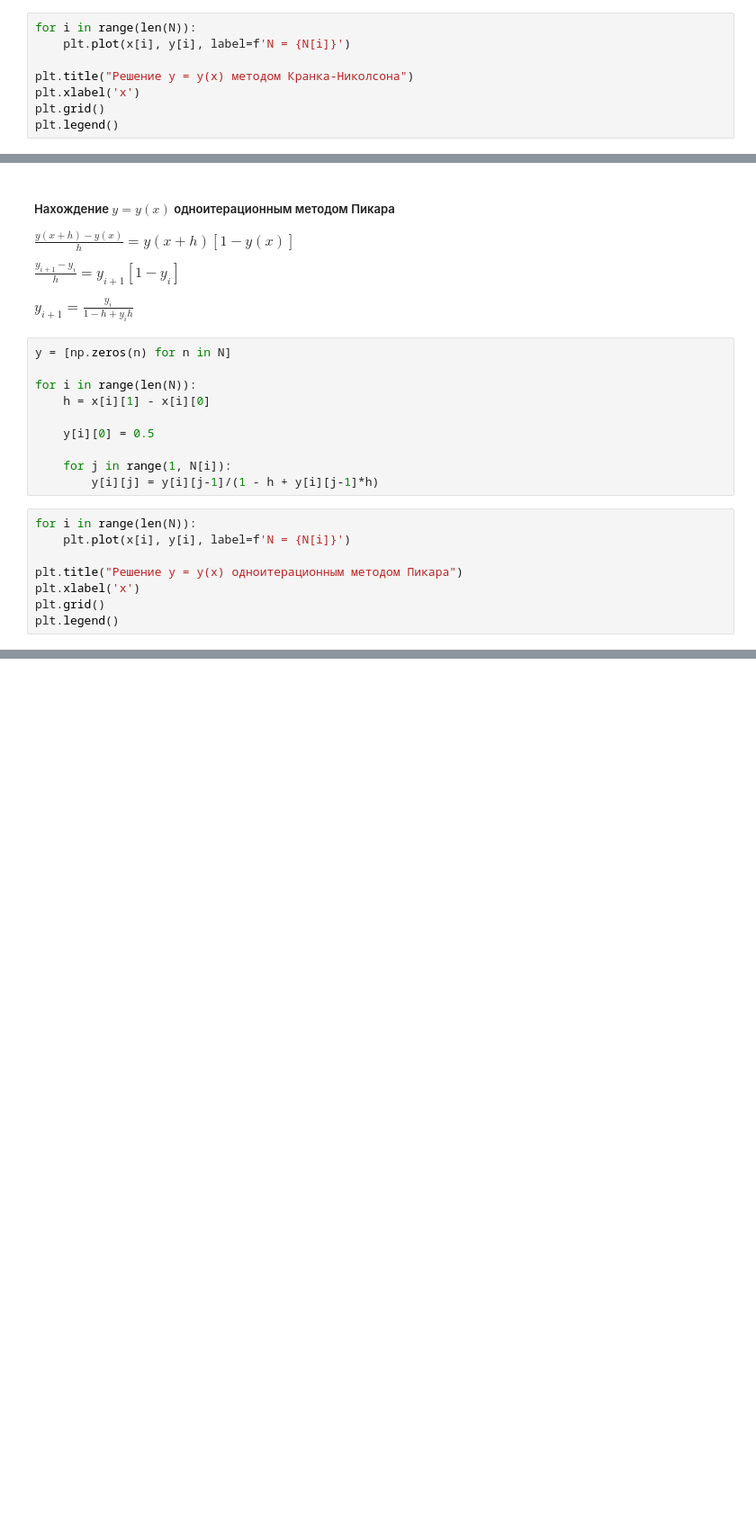
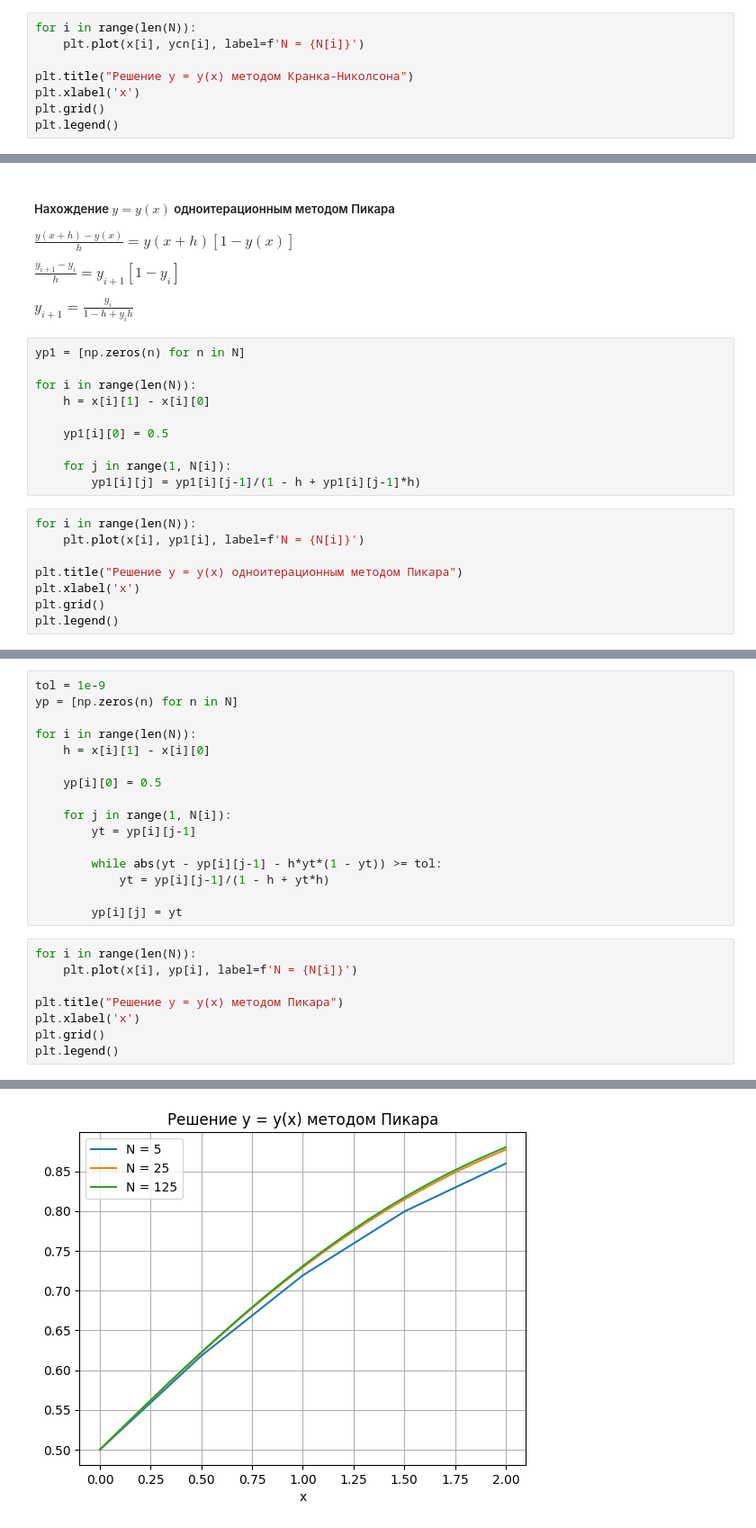
Before and after one commit to azizka85/Numerical-Methods, a Jupyter notebook: notebooks/12_nonlinear_ode.ipynb, the cells around one changed output, grey strips where cells are left out. Shown at 90% size. Drawn from its saved outputs; the diff is of its cells as text; blank space fills up the shorter version.

```diff
--- a/notebooks/12_nonlinear_ode.ipynb
+++ b/notebooks/12_nonlinear_ode.ipynb
@@ -87,6 +87,6 @@ for i in range(len(N)):
 # %%
 for i in range(len(N)):
-    plt.plot(x[i], y[i], label=f'N = {N[i]}')
+    plt.plot(x[i], ycn[i], label=f'N = {N[i]}')
 
 plt.title("Решение y = y(x) методом Кранка-Николсона")
 plt.xlabel('x')
@@ -104,18 +104,18 @@ $\frac{y_{i+1} - y_i}{h} = y_{i+1}[1 - y_i]$
 
 $y_{i+1} = \frac{y_i}{1 - h + y_ih}$
 # %%
-y = [np.zeros(n) for n in N]
+yp1 = [np.zeros(n) for n in N]
 
 for i in range(len(N)):
     h = x[i][1] - x[i][0]
 
-    y[i][0] = 0.5
+    yp1[i][0] = 0.5
 
     for j in range(1, N[i]):
-        y[i][j] = y[i][j-1]/(1 - h + y[i][j-1]*h)
+        yp1[i][j] = yp1[i][j-1]/(1 - h + yp1[i][j-1]*h)
 # %%
 for i in range(len(N)):
-    plt.plot(x[i], y[i], label=f'N = {N[i]}')
+    plt.plot(x[i], yp1[i], label=f'N = {N[i]}')
 
 plt.title("Решение y = y(x) одноитерационным методом Пикара")
 plt.xlabel('x')
@@ -126,0 +141,25 @@ plt.legend()
+# %%
+tol = 1e-9
+yp = [np.zeros(n) for n in N]
+
+for i in range(len(N)):
+    h = x[i][1] - x[i][0]
+
+    yp[i][0] = 0.5
+
+    for j in range(1, N[i]):
+        yt = yp[i][j-1]
+
+        while abs(yt - yp[i][j-1] - h*yt*(1 - yt)) >= tol:
+            yt = yp[i][j-1]/(1 - h + yt*h)
+
+        yp[i][j] = yt
+# %%
+for i in range(len(N)):
+    plt.plot(x[i], yp[i], label=f'N = {N[i]}')
+
+plt.title("Решение y = y(x) методом Пикара")
+plt.xlabel('x')
+plt.grid()
+plt.legend()
+# %% [output]
@@ -126,0 +167 @@ plt.legend()
+[figure, added]
```
Also changed, not shown: parts of 18 cells of this notebook, 1 other file.
